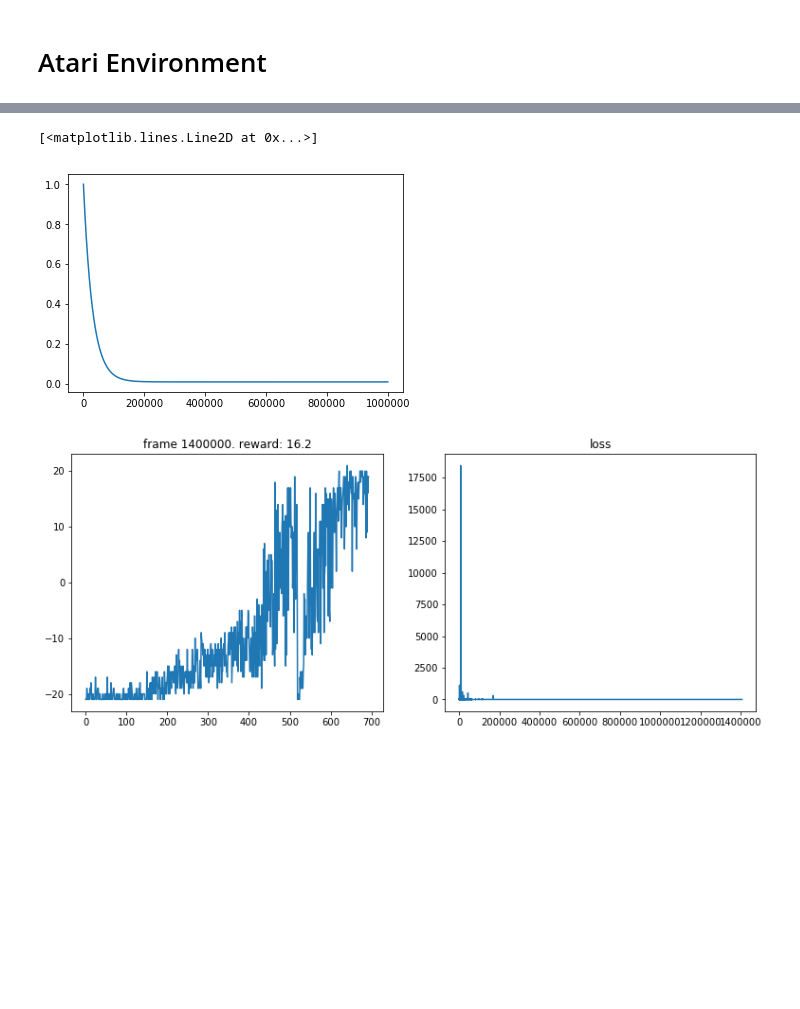
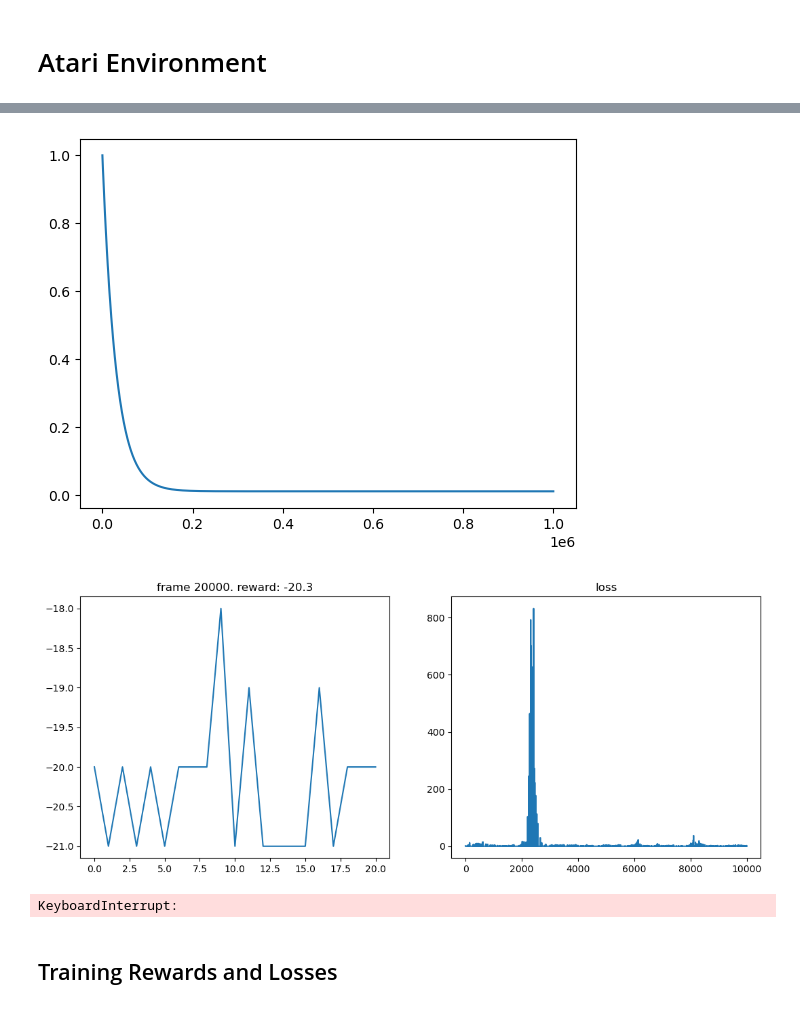
Before and after one commit to aravindkoti/higgsfieldRL_clone, a Jupyter notebook: 1.dqn_testcopy.ipynb, the cells around one changed output, grey strips where cells are left out. Cells and saved outputs as stored; diff of their text form; code cells hidden in the pictures; blank space fills up the shorter version.

```diff
--- a/1.dqn_testcopy.ipynb
+++ b/1.dqn_testcopy.ipynb
@@ -113,38 +62,4 @@ epsilon_by_frame = lambda frame_idx: epsilon_final + (epsilon_start - epsilon_fi
-# %%
-plt.plot([epsilon_by_frame(i) for i in range(1000000)])
-# %% [output]
-[<matplotlib.lines.Line2D at 0x...>]
-[figure, removed]
-# %%
-num_frames = 1400000
-batch_size = 32
-gamma      = 0.99
-
-losses = []
-all_rewards = []
-episode_reward = 0
-
-state = env.reset()
-for frame_idx in range(1, num_frames + 1):
-    epsilon = epsilon_by_frame(frame_idx)
-    action = model.act(state, epsilon)
-
-    next_state, reward, done, _ = env.step(action)
-    replay_buffer.push(state, action, reward, next_state, done)
-
-    state = next_state
-    episode_reward += reward
-
-    if done:
-        state = env.reset()
-        all_rewards.append(episode_reward)
-        episode_reward = 0
-
-    if len(replay_buffer) > replay_initial:
-        loss = compute_td_loss(batch_size)
-        losses.append(loss.data[0])
-
-    if frame_idx % 10000 == 0:
-        plot(frame_idx, all_rewards, losses)
-# %% [output]
-[figure, removed]
+# %%
+epsilon_greedy(epsilon_decay=30000).plot(plot_range=1000000)
+# %% [output]
+[figure, added]
@@ -150,0 +69,7 @@ for frame_idx in range(1, num_frames + 1):
+# %%
+atari_instantiate.training_loop(num_frames=1400000, batch_size=32, tensorboard=False)
+# %% [output]
+[figure, added]
+KeyboardInterrupt:
+# %% [markdown]
+## Training Rewards and Losses
```
Also changed, not shown: parts of 10 cells of this notebook.
